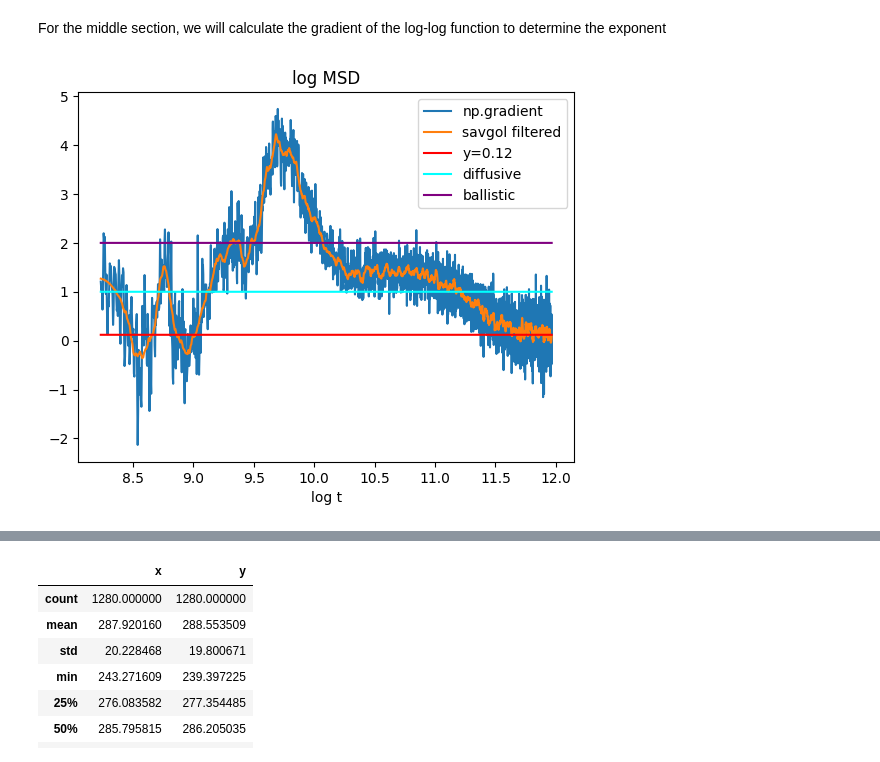
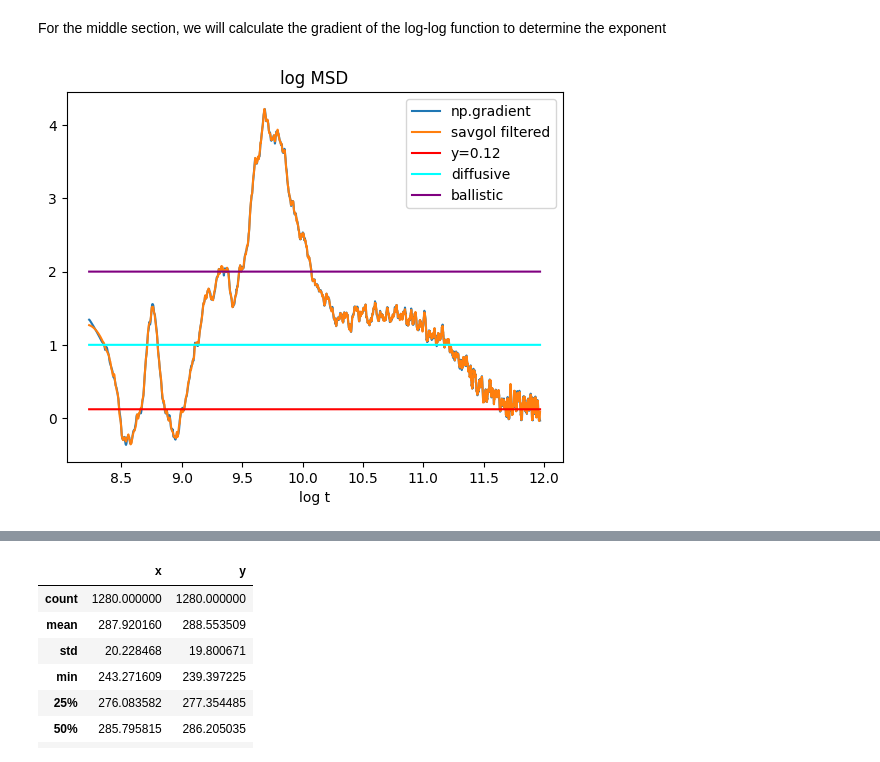
Before and after one commit to Terasuki/UG-PX402-ActiveMatter-2022-23, a Jupyter notebook: notebook-500.ipynb, the cells around one changed output, grey strips where cells are left out. Saved outputs shown, nothing was run; the diff lists cells and outputs as text; code cells hidden in the pictures.

```diff
--- a/notebook-500.ipynb
+++ b/notebook-500.ipynb
@@ -126,19 +126,21 @@ For the middle section, we will calculate the gradient of the log-log function t
 # %%
 x = np.log2(np.linspace(1, 8000, 8000))[300:4000]
 y = np.log2(msd)[300:4000]
+smooth = savgol_filter(y, 49, 2)
+gradient = np.gradient(smooth, x)
+plt.plot(x, gradient, label='np.gradient')
 gradient = np.gradient(y, x)
-plt.plot(x, gradient, label='np.gradient')
 smooth = savgol_filter(gradient, 51, 2)
 plt.plot(x, smooth, label='savgol filtered')
 plt.plot(x, np.zeros(x.size)+0.12, color='red', label='y=0.12')
 plt.plot(x, np.zeros(x.size)+1, label='diffusive', color='cyan')
 plt.plot(x, np.zeros(x.size)+2, label='ballistic', color='purple')
 plt.title('log MSD')
 plt.xlabel('log t')
 plt.legend()
 plt.show()
 # %% [output]
-[figure, old version]
+[figure, new version]
 # %%
 fin_500 = np.subtract(data_500[7999::8000], 500)
 plt.hist(np.linalg.norm(fin_500, axis=1), 30, density=True)
```
Also changed, not shown: parts of 29 cells of this notebook, 5 other files.
